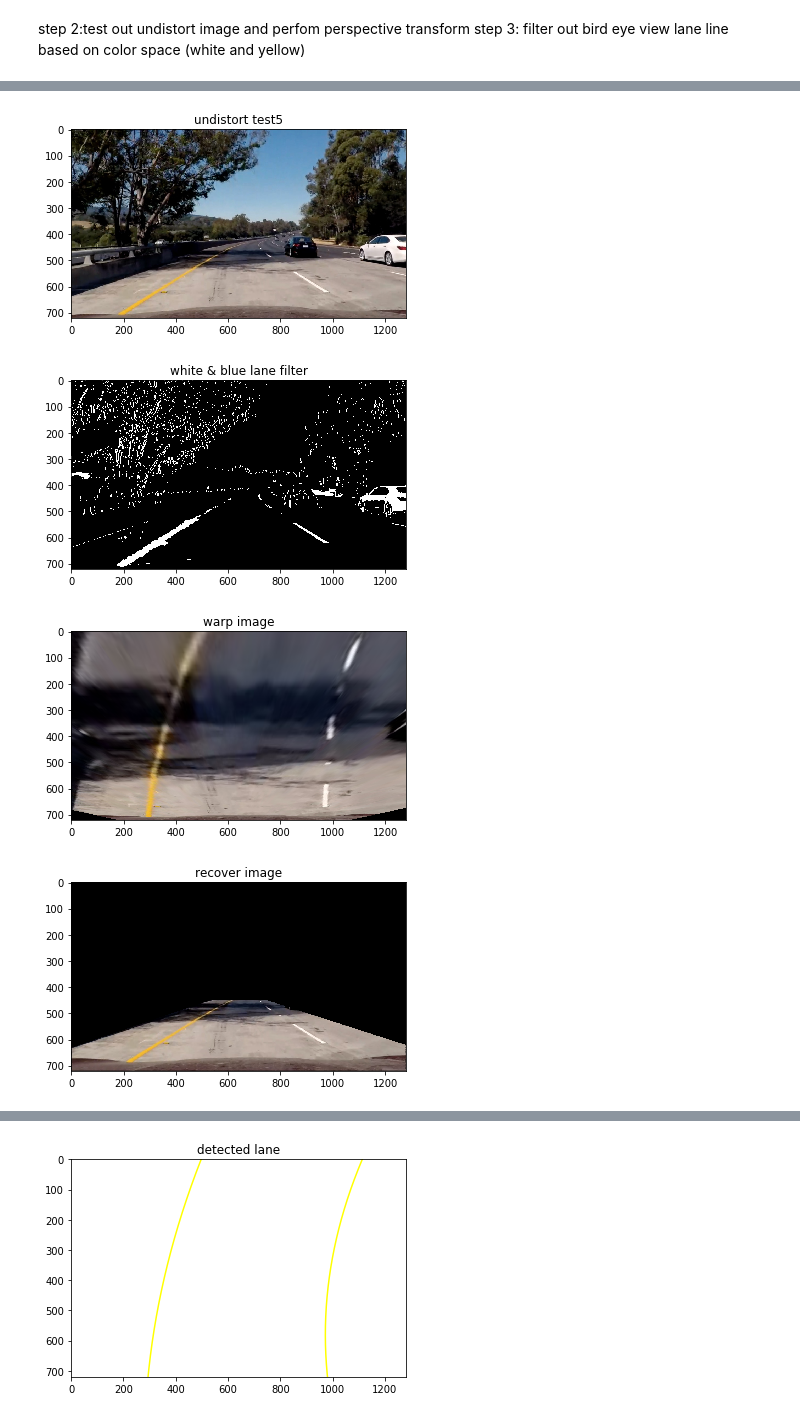
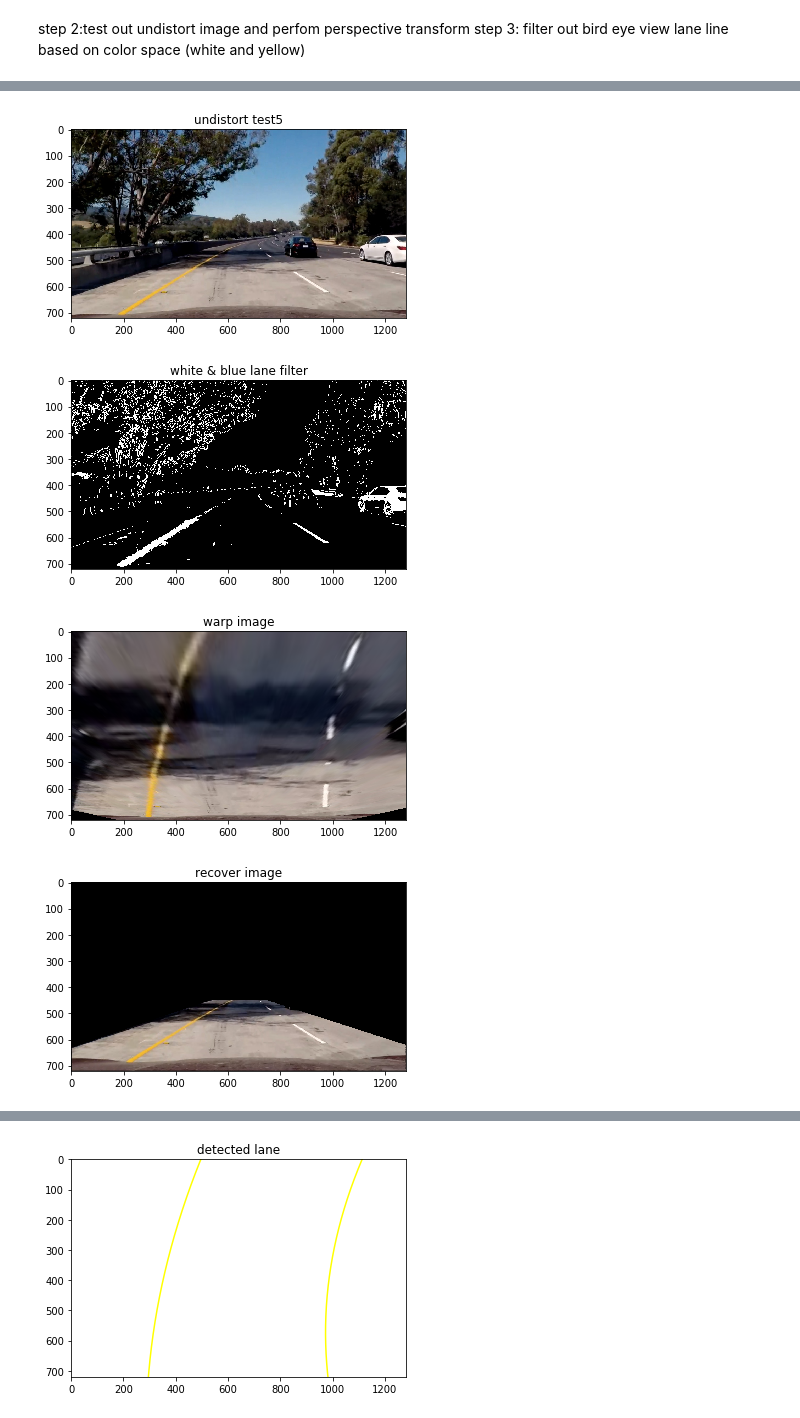
Before and after one commit to chenqin/CarND-Advanced-Lane-Lines, a Jupyter notebook: advanced_lane_lines.ipynb, the cells around one changed output, grey strips where cells are left out. Cells and saved outputs as stored; diff of their text form; code cells hidden in the pictures.

```diff
--- a/advanced_lane_lines.ipynb
+++ b/advanced_lane_lines.ipynb
@@ -174,7 +178,7 @@ undistort_image = cv2.undistort(imgRGB, mtx, dist, None, mtx)
 plt.title("undistort test5")
 plt.imshow(undistort_image)
 plt.show()
-cv2.imwrite("output_images/undistort-test5.jpg", cv2.cvtColor(img2,cv2.COLOR_BGR2RGB))
+cv2.imwrite("output_images/undistort-test5.jpg", cv2.cvtColor(undistort_image,cv2.COLOR_BGR2RGB))
 
 def thresh(img, thresh_min, thresh_max):
     ret = np.zeros_like(img)
@@ -184,8 +188,8 @@ def thresh(img, thresh_min, thresh_max):
 #filter out color space to split white and yellow lane
 def filter_lane_color(img):
 
-    kernel = np.ones((5, 5), np.uint8)
-    img = cv2.morphologyEx(img.astype(np.uint8), cv2.MORPH_CLOSE, kernel)
+    #kernel = np.ones((5, 5), np.uint8)
+    #img = cv2.morphologyEx(img.astype(np.uint8), cv2.MORPH_CLOSE, kernel)
 
     binary = np.zeros((img.shape[0], img.shape[1]))
 
@@ -213,14 +217,14 @@ def filter_lane_color(img):
 
     binary[(t_yellow_H==1) & (t_yellow_S==1) & (t_yellow_V==1)] = 1
     binary[(t_white_R==1)|(t_white_V==1)] = 1
-    dir_low = .2
+    dir_low = .4
     dir_high = 1.2
-    mag_low = 50
+    mag_low = 40
     mag_high = 250
-    ksize = 3
+    ksize = 5
     dir_binary = dir_threshold(img,ksize, (dir_low, dir_high))
     mag_binary = mag_thresh(img, ksize, (mag_low, mag_high))
-    binary[(t_white_R + t_white_V + dir_binary + mag_binary) >= 2] = 1
+    binary[(2*t_white_R + 2*t_white_V + dir_binary + mag_binary) >= 3] = 1
 
     return binary
 
@@ -244,33 +248,33 @@ recover = cv2.warpPerspective(warped, M_prime, img_size, flags=cv2.INTER_LINEAR)
 
 plt.title("warp image")
 plt.imshow(warped)
 plt.show()
 cv2.imwrite("output_images/warped-test5.jpg", cv2.cvtColor(warped,cv2.COLOR_BGR2RGB))
 
 plt.title("recover image")
 plt.imshow(recover)
 plt.show()
 cv2.imwrite("output_images/recover-test5.jpg", cv2.cvtColor(recover,cv2.COLOR_BGR2RGB))
 
 
 def get_bird_eye_binary_wrap(img, M=M, M_prime=M_prime, mtx=mtx, dist=dist):
     binary = filter_lane_color(img)
     img_size = (binary.shape[1], binary.shape[0])
     binary_warped = cv2.warpPerspective(binary, M, img_size, flags=cv2.INTER_LINEAR)
     return binary_warped
 
 binary_warped = get_bird_eye_binary_wrap(imgRGB)
 
 binary_recover = cv2.warpPerspective(binary_warped, M_prime, img_size, flags=cv2.INTER_LINEAR)
 plt.title("bird view of binary lane")
 plt.imshow(binary_warped,cmap ='gray')
 
 plt.show()
 plt.title("recovered binary lane")
 plt.imshow(binary_recover,cmap ='gray')
 plt.show()
 # %% [output]
 [figure]
-[figure, old version]
+[figure, new version]
 [figure]
 [figure]
```
Also changed, not shown: parts of 8 cells of this notebook, 4 other files.
